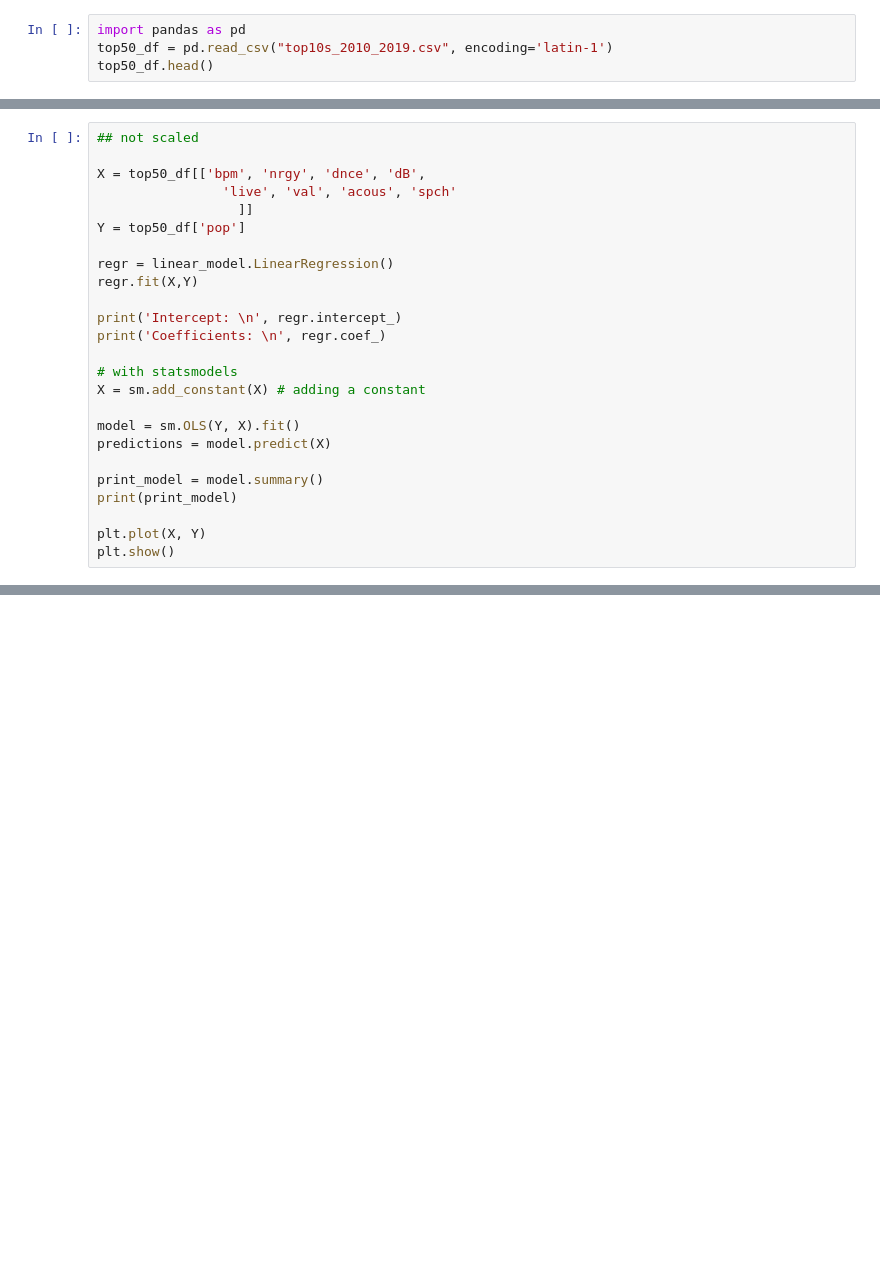
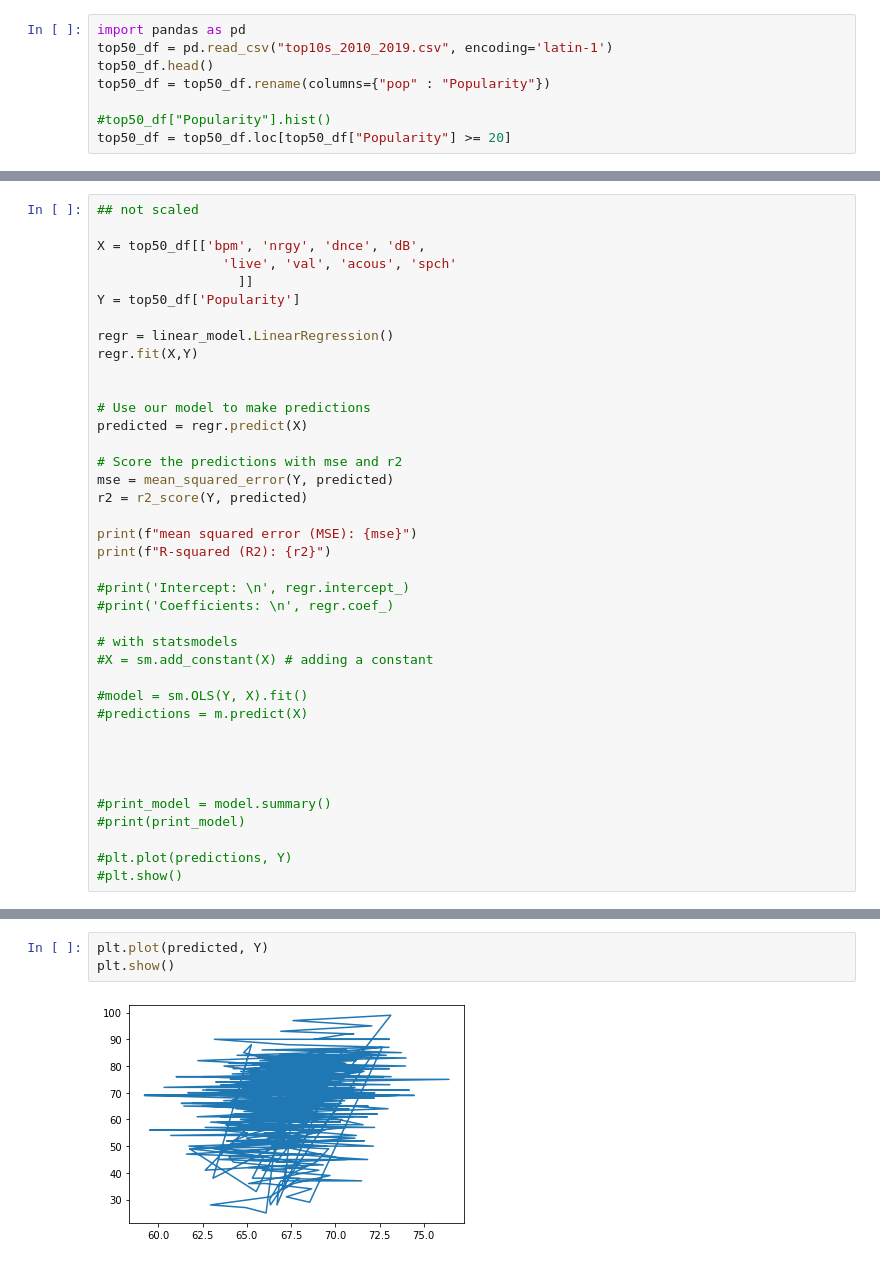
Before and after one commit to AJLozito/Final_Group_Project, a Jupyter notebook: Linear_Regression_2010_2019.ipynb, the cells around one changed output, grey strips where cells are left out. Cells and saved outputs as stored; diff of their text form; blank space fills up the shorter version.

```diff
--- a/Linear_Regression_2010_2019.ipynb
+++ b/Linear_Regression_2010_2019.ipynb
@@ -2,3 +2,7 @@
 import pandas as pd
 top50_df = pd.read_csv("top10s_2010_2019.csv", encoding='latin-1')
 top50_df.head()
+top50_df = top50_df.rename(columns={"pop" : "Popularity"})
+
+#top50_df["Popularity"].hist()
+top50_df = top50_df.loc[top50_df["Popularity"] >= 20]
@@ -20,23 +35,37 @@ from sklearn.preprocessing import StandardScaler, MinMaxScaler
 X = top50_df[['bpm', 'nrgy', 'dnce', 'dB',
                 'live', 'val', 'acous', 'spch'
                   ]]
-Y = top50_df['pop']
+Y = top50_df['Popularity']
 
 regr = linear_model.LinearRegression()
 regr.fit(X,Y)
 
-print('Intercept: \n', regr.intercept_)
-print('Coefficients: \n', regr.coef_)
+
+# Use our model to make predictions
+predicted = regr.predict(X)
+
+# Score the predictions with mse and r2
+mse = mean_squared_error(Y, predicted)
+r2 = r2_score(Y, predicted)
+
+print(f"mean squared error (MSE): {mse}")
+print(f"R-squared (R2): {r2}")
+
+#print('Intercept: \n', regr.intercept_)
+#print('Coefficients: \n', regr.coef_)
 
 # with statsmodels
-X = sm.add_constant(X) # adding a constant
+#X = sm.add_constant(X) # adding a constant
 
-model = sm.OLS(Y, X).fit()
-predictions = model.predict(X)
+#model = sm.OLS(Y, X).fit()
+#predictions = m.predict(X)
 
-print_model = model.summary()
-print(print_model)
 
-plt.plot(X, Y)
-plt.show()
+
+
+#print_model = model.summary()
+#print(print_model)
+
+#plt.plot(predictions, Y)
+#plt.show()
 # %% [output]
@@ -61,2 +103,7 @@ strong multicollinearity or other numerical problems.
+# %%
+plt.plot(predicted, Y)
+plt.show()
+# %% [output]
+[figure, added]
 # %%
 ## scaled
```
Also changed, not shown: parts of 11 cells of this notebook.
